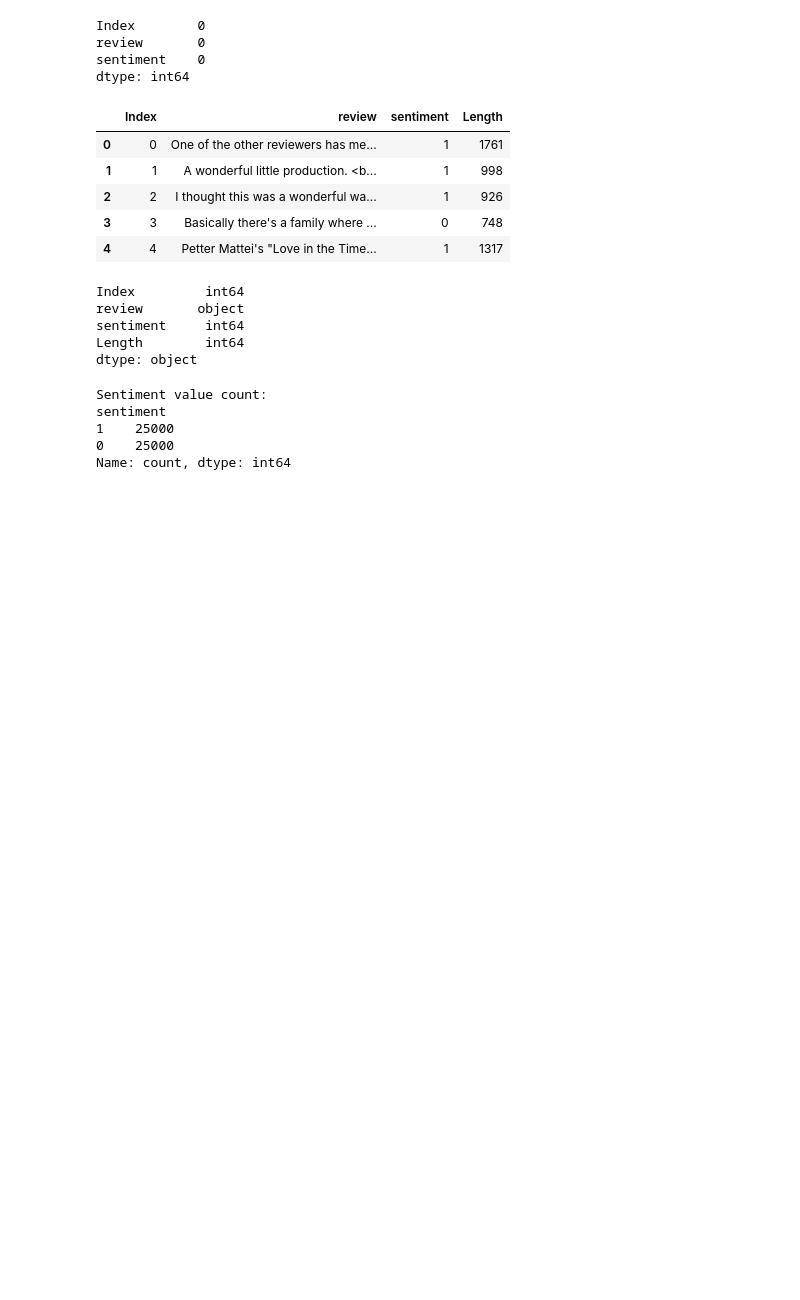
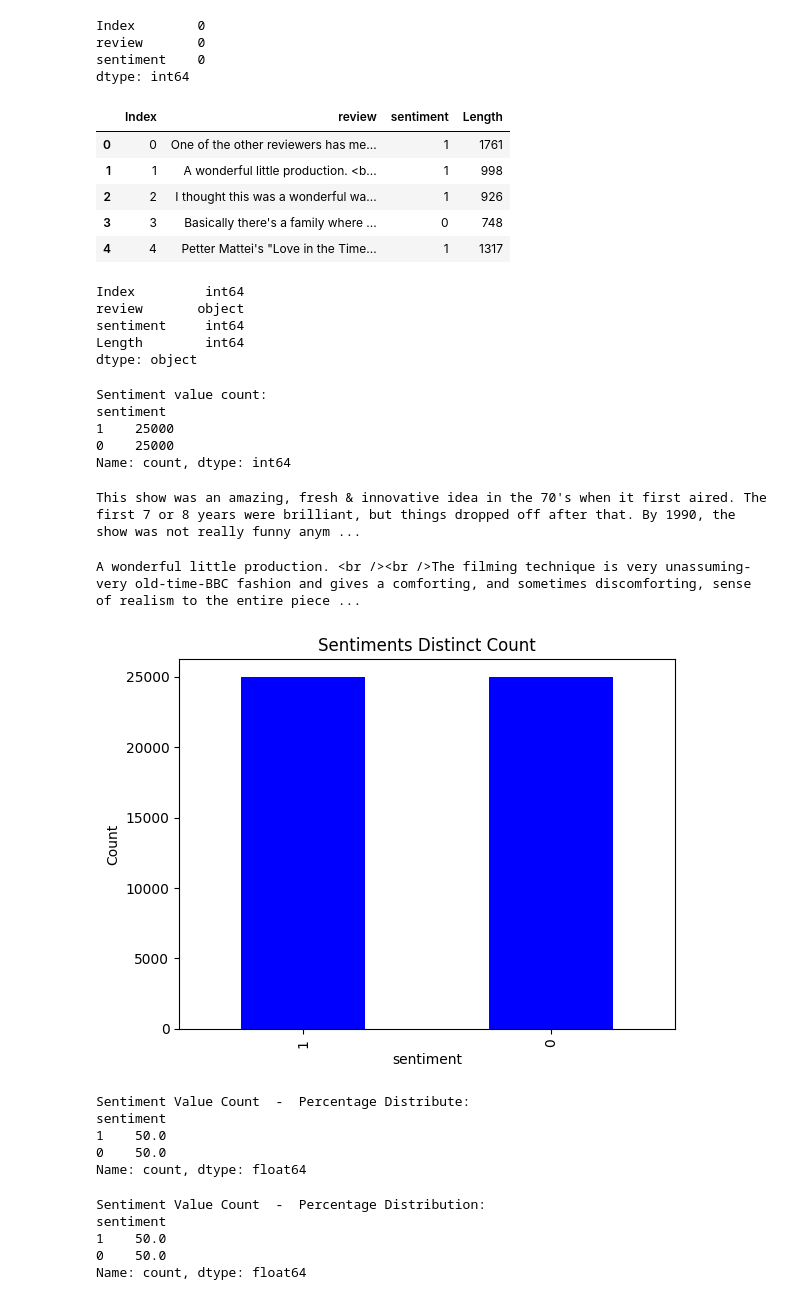
Before and after one commit to dilawarr/CineSense, a Jupyter notebook: model_2/model_2.ipynb, the cells around one changed output. Saved outputs shown, nothing was run; the diff lists cells and outputs as text; code cells hidden in the pictures; blank space fills up the shorter version.

Commit message:
Analysing Sentimental field

```diff
--- a/model_2/model_2.ipynb
+++ b/model_2/model_2.ipynb
@@ -81,3 +81,39 @@ sentiment
 1    25000
 0    25000
 Name: count, dtype: int64
+# %%
+senti_0 = data[data["sentiment"]==0].iloc[1]["review"]
+print(senti_0)
+# %% [output]
+This show was an amazing, fresh & innovative idea in the 70's when it first aired. The first 7 or 8 years were brilliant, but things dropped off after that. By 1990, the show was not really funny anym ...
+# %%
+senti_1 = data[data["sentiment"]==1].iloc[1]["review"]
+print(senti_1)
+# %% [output]
+A wonderful little production. <br /><br />The filming technique is very unassuming- very old-time-BBC fashion and gives a comforting, and sometimes discomforting, sense of realism to the entire piece ...
+# %%
+data["sentiment"].value_counts().plot.bar(color="blue")
+plt.title("Sentiments Distinct Count")
+plt.xlabel("sentiment")
+plt.ylabel("Count")
+plt.show()
+# %% [output]
+[figure, added]
+# %%
+print("Sentiment Value Count  -  Percentage Distribute:")
+print(f"{round(data["sentiment"].value_counts() / data.shape[0]*100,2)}")
+# %% [output]
+Sentiment Value Count  -  Percentage Distribute:
+sentiment
+1    50.0
+0    50.0
+Name: count, dtype: float64
+# %%
+print("Sentiment Value Count  -  Percentage Distribution:")
+print(f"{round(data['sentiment'].value_counts() / data.shape[0]*100 , 2)}")
+# %% [output]
+Sentiment Value Count  -  Percentage Distribution:
+sentiment
+1    50.0
+0    50.0
+Name: count, dtype: float64
```
Also changed, not shown: parts of 1 cell of this notebook.
